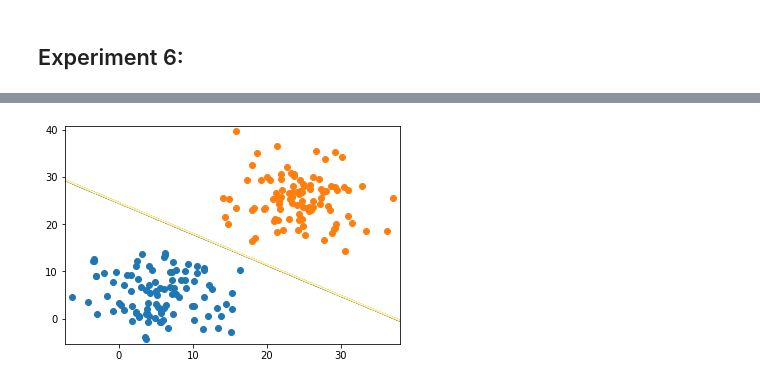
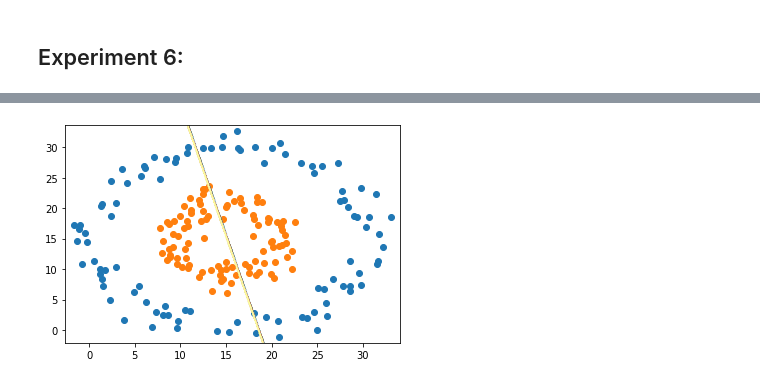
Before and after one commit to connerccook/Classifier-Decision-Boundaries-and-SVM-Kernels, a Jupyter notebook: project4.ipynb, the cells around one changed output, grey strips where cells are left out. Cells and saved outputs as stored; diff of their text form; code cells hidden in the pictures.

```diff
--- a/project4.ipynb
+++ b/project4.ipynb
@@ -211,11 +252,12 @@ df1_grid = np.hstack((df1_r1, df1_r2))
 # %%
-df1_grid_lr = LogisticRegression()
-df1_grid_lr.fit(df1_x, df1_y)
-df1_grid_lr_pred = df1_grid_lr.predict(df1_grid)
-df1_zz = df1_grid_lr_pred.reshape(df1_xx.shape)
-plt.contour(df1_xx, df1_yy, df1_zz, cmap='Paired')
+#  Dataset 2
+df2_grid_lr = LogisticRegression()
+df2_grid_lr.fit(df2_x, df2_y)
+df2_grid_lr_pred = df2_grid_lr.predict(df2_grid)
+df2_zz = df2_grid_lr_pred.reshape(df2_xx.shape)
+plt.contour(df2_xx, df2_yy, df2_zz, cmap='Paired')
 for val in range(2):
-    row_ix = np.where(df1_y == val)[0]
-    plt.scatter(df1_x.take(row_ix).x1, df1_x.take(row_ix).x2, cmap='Paired')
+    row_ix = np.where(df2_y == val)[0]
+    plt.scatter(df2_x.take(row_ix).x1, df2_x.take(row_ix).x2, cmap='Paired')
 # %% [output]
-[figure, old version]
+[figure, new version]
```
Also changed, not shown: parts of 3 cells of this notebook.
